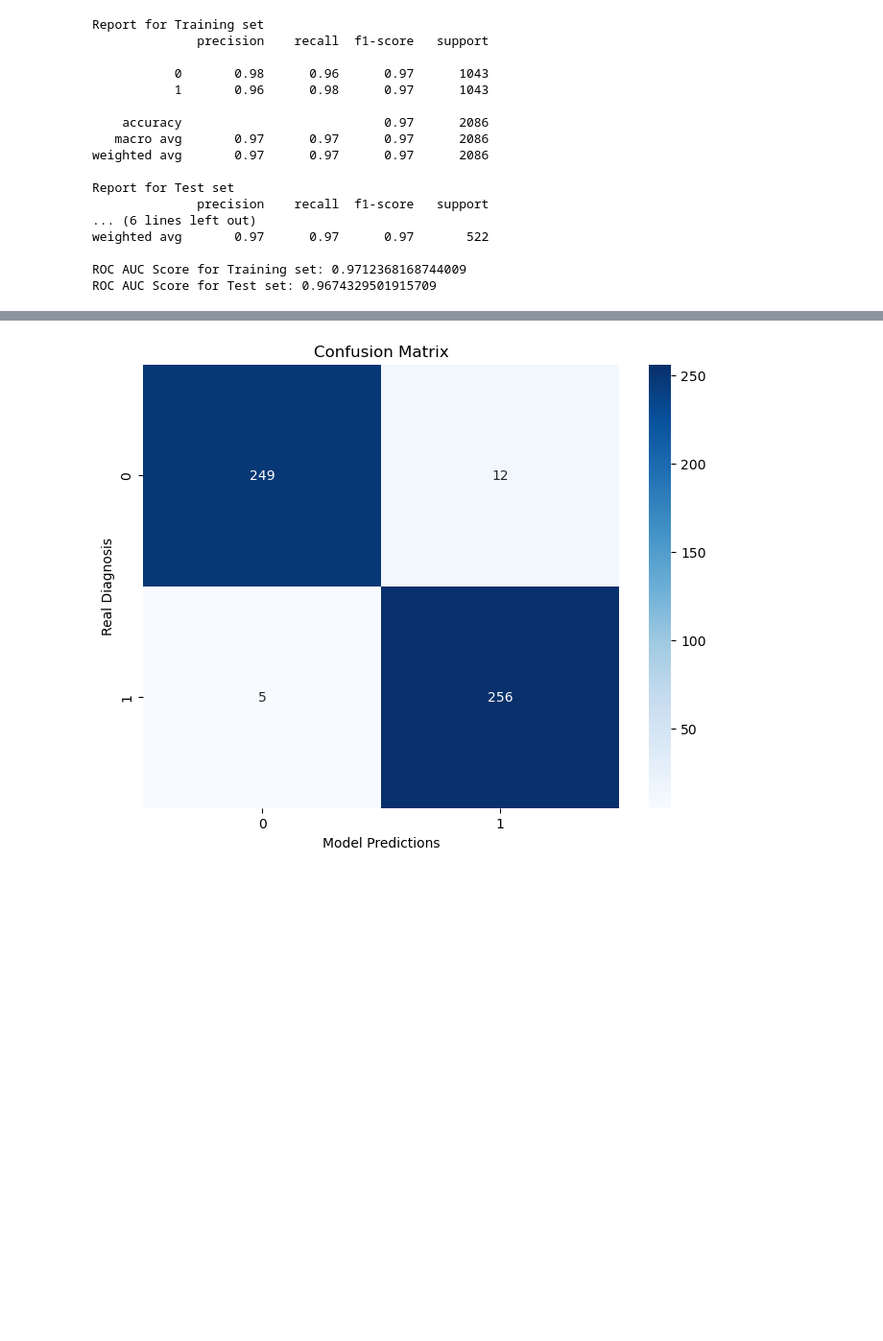
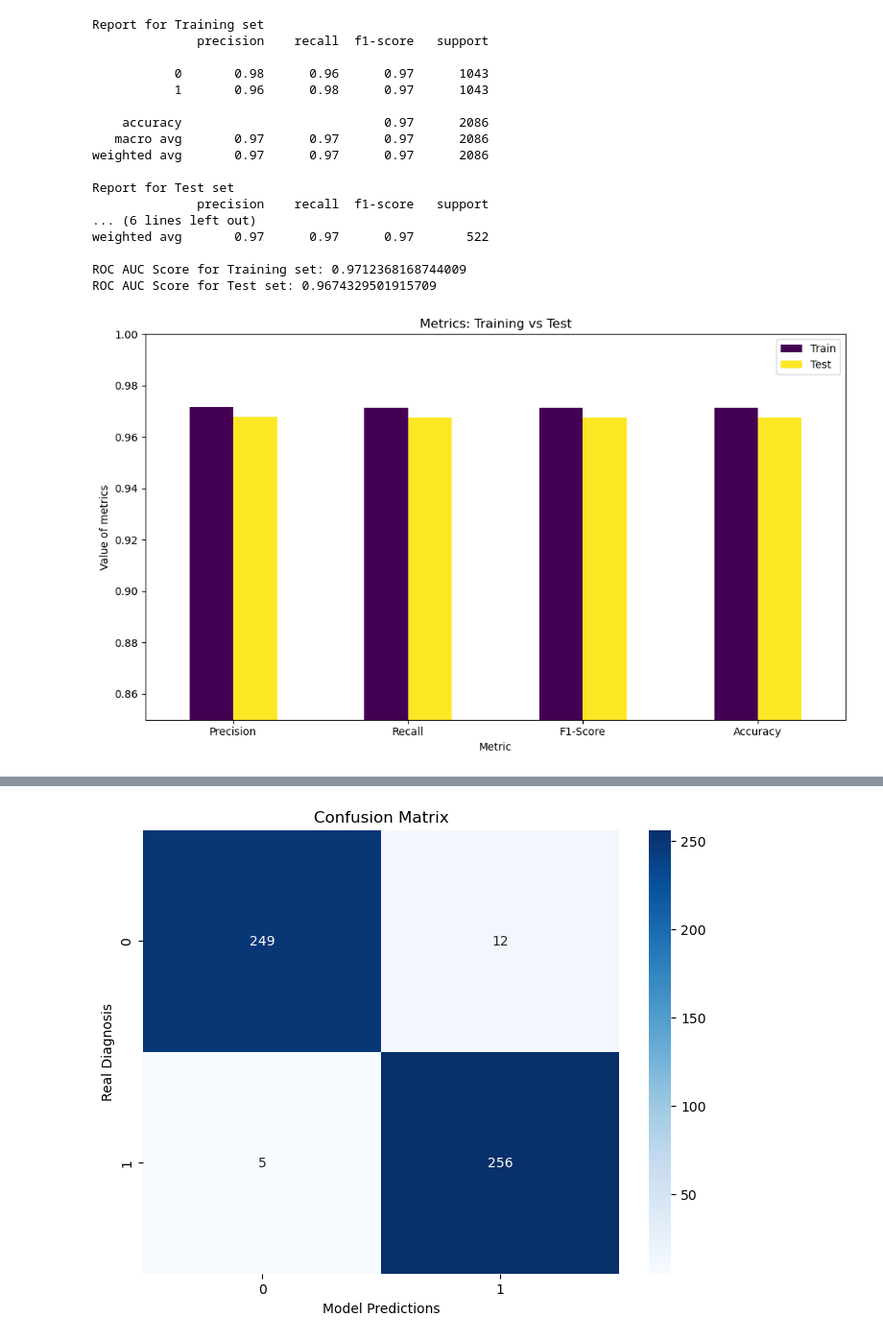
Before and after one commit to CamillaMilli/Group-36-FDS, a Jupyter notebook: main.ipynb, the cells around one changed output, grey strips where cells are left out. Shown at 96% size. Saved outputs shown, nothing was run; the diff lists cells and outputs as text; code cells hidden in the pictures; blank space fills up the shorter version.

```diff
--- a/main.ipynb
+++ b/main.ipynb
@@ -926,6 +726,46 @@ weighted avg       0.97      0.97      0.97       522
 
 ROC AUC Score for Training set: 0.9712368168744009
 ROC AUC Score for Test set: 0.9674329501915709
+# %%
+import matplotlib.pyplot as plt
+import seaborn as sns
+from sklearn.metrics import accuracy_score, precision_score, recall_score, f1_score
+
+# Compute the main metrics
+precision_train = precision_score(y_train, y_train_original_pred, average='weighted')
+recall_train = recall_score(y_train, y_train_original_pred, average='weighted')
+f1_train = f1_score(y_train, y_train_original_pred, average='weighted')
+accuracy_train = accuracy_score(y_train, y_train_original_pred)
+
+precision_test = precision_score(y_test, y_test_original_pred, average='weighted')
+recall_test = recall_score(y_test, y_test_original_pred, average='weighted')
+f1_test = f1_score(y_test, y_test_original_pred, average='weighted')
+accuracy_test = accuracy_score(y_test, y_test_original_pred)
+
+# Organize datas
+metrics_data = {
+    'Metric': ['Precision', 'Recall', 'F1-Score', 'Accuracy'],
+    'Train': [precision_train, recall_train, f1_train, accuracy_train],
+    'Test': [precision_test, recall_test, f1_test, accuracy_test]
+}
+
+# Creare a Dataframe
+import pandas as pd
+metrics_df = pd.DataFrame(metrics_data)
+
+
+metrics_df.set_index('Metric').plot(kind='bar', figsize=(10, 6), colormap='viridis')
+
+# Graph
+plt.title('Metrics: Training vs Test')
+plt.ylabel('Value of metrics')
+plt.xticks(rotation=0)
+plt.tight_layout()
+plt.ylim(0.85, 1)
+
+plt.show()
+# %% [output]
+[figure, added]
 # %%
 # Curve ROC e AUC
 
```
Also changed, not shown: parts of 46 cells of this notebook.
